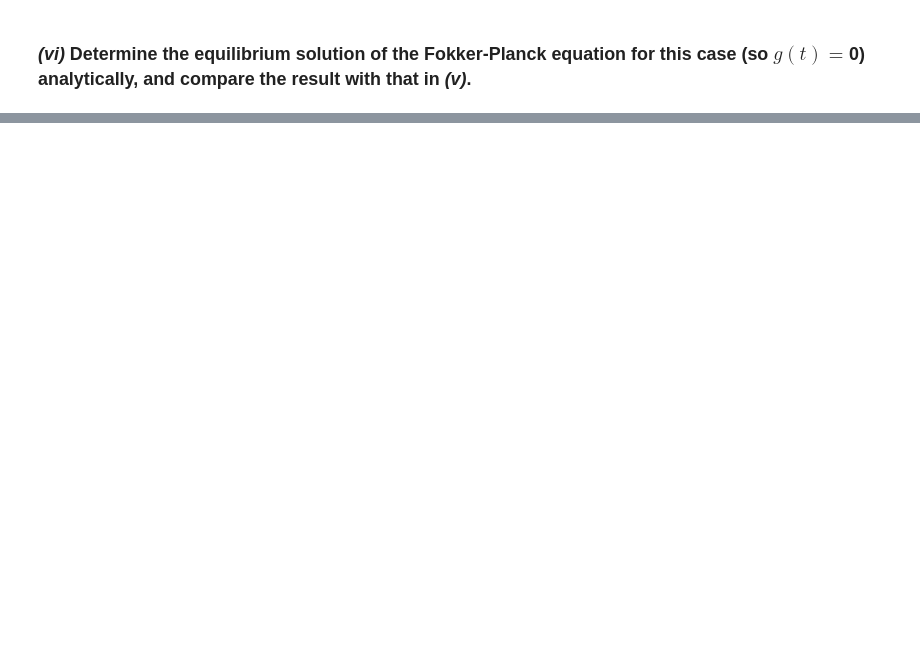
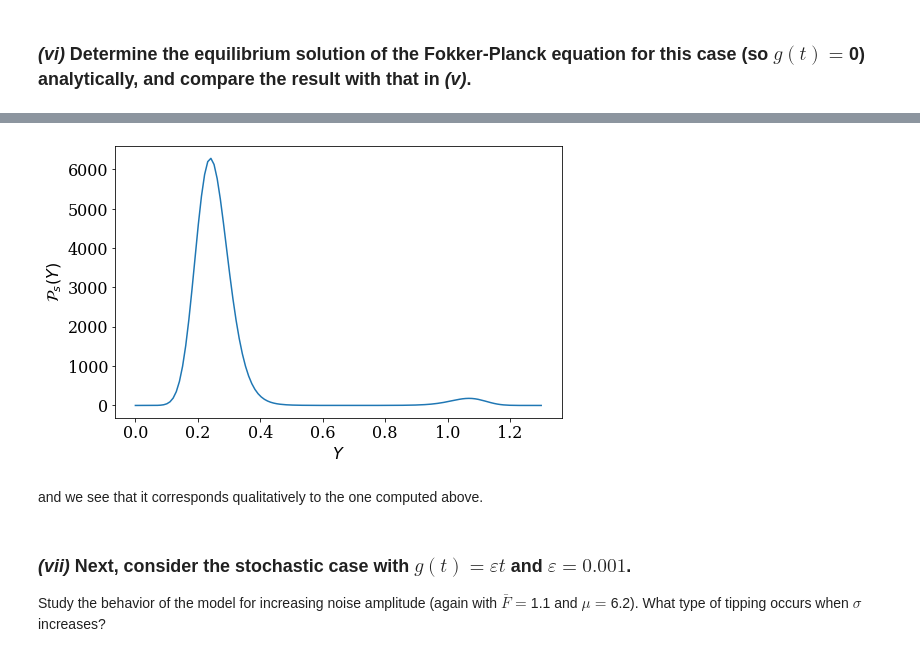
Before and after one commit to jodemaey/CriticalEarthPython, a Jupyter notebook: project_AMOC.ipynb, the cells around one changed output, grey strips where cells are left out. Saved outputs shown, nothing was run; the diff lists cells and outputs as text; code cells hidden in the pictures; blank space fills up the shorter version.

```diff
--- a/project_AMOC.ipynb
+++ b/project_AMOC.ipynb
@@ -319,0 +332,13 @@ We have ...
+# %%
+plt.figure(figsize=(8,5))
+Y = np.linspace(0.,1.3, 130)
+plt.plot(Y, 1.e-4 * np.exp((2/(Fbar * sigma)**2)*(Y * Fbar - (Y**2/2) * (1+mu) + 2 * mu * (Y**3/3) - mu * (Y**4/4))));
+plt.xlabel('$Y$')
+plt.ylabel(r'$\mathcal{P}_s(Y)$');
+# %% [output]
+[figure, added]
+# %% [markdown]
+and we see that it corresponds qualitatively to the one computed above.
+# %% [markdown]
+### *(vii)* Next, consider the stochastic case with $g(t) = \varepsilon t$ and $\varepsilon  = 0.001$.
+Study the behavior of the model for increasing noise amplitude (again with $\bar F = $1.1 and $\mu = $6.2). What type of tipping occurs when $\sigma$ increases?
```
Also changed, not shown: parts of 4 cells of this notebook.
